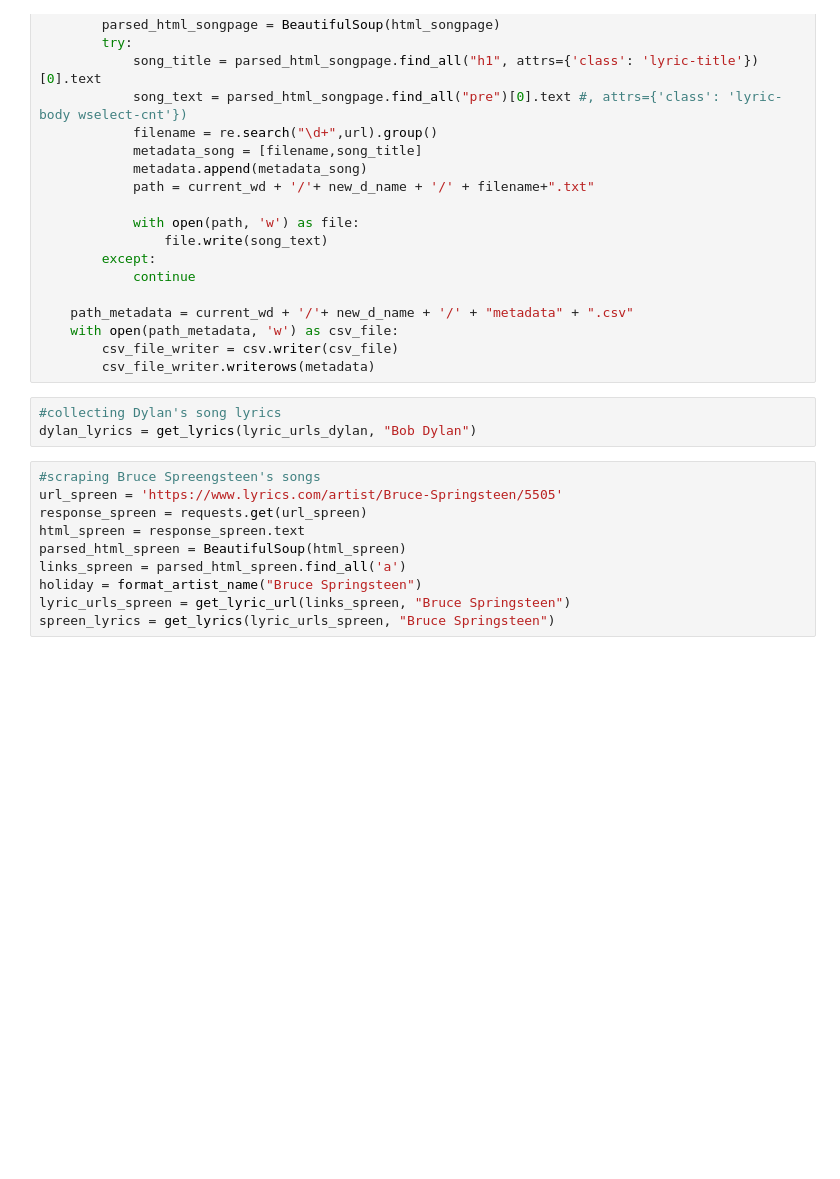
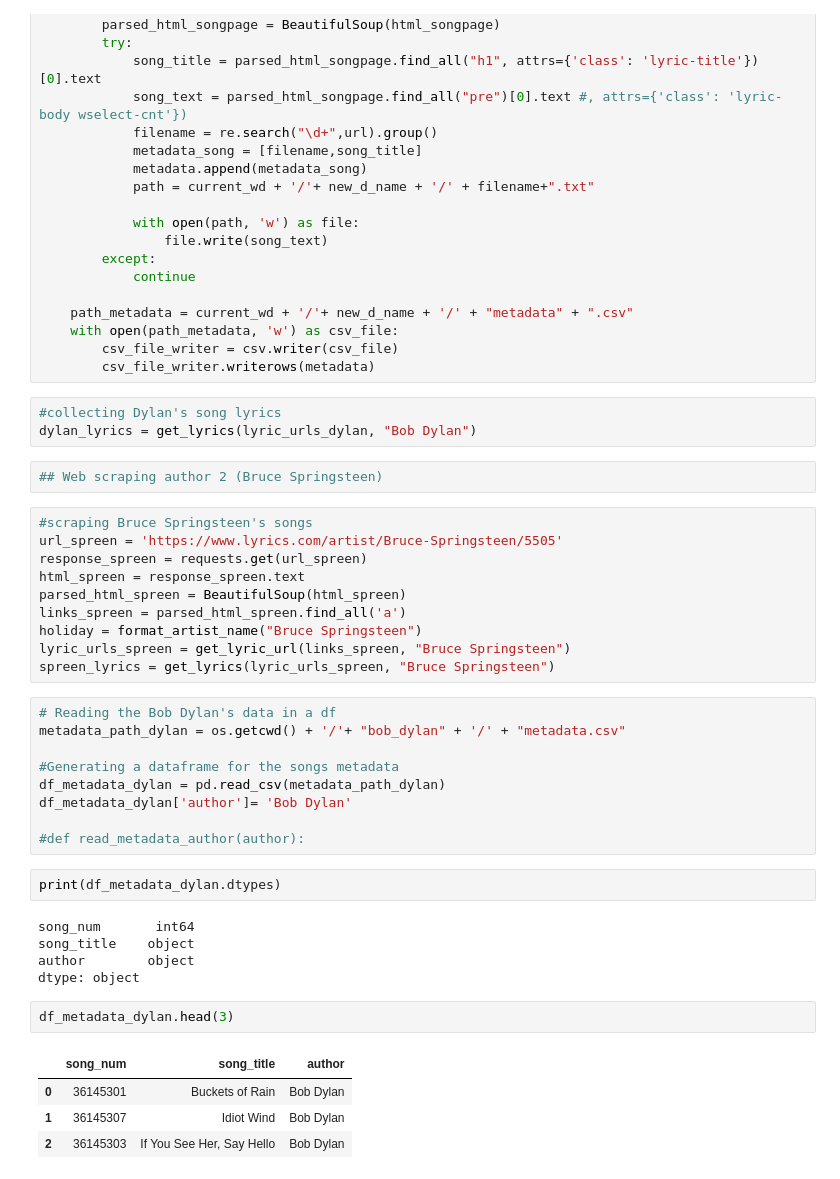
Before and after one commit to GParolini/spiced_academy_projects, a Jupyter notebook: project4_lyrics/project4_lyrics.ipynb, the cells around one changed output. Saved outputs shown, nothing was run; the diff lists cells and outputs as text; blank space fills up the shorter version.

```diff
--- a/project4_lyrics/project4_lyrics.ipynb
+++ b/project4_lyrics/project4_lyrics.ipynb
@@ -91,8 +103,10 @@ def get_lyrics(lyric_urls, artist):
 # %%
 #collecting Dylan's song lyrics
 dylan_lyrics = get_lyrics(lyric_urls_dylan, "Bob Dylan")
+# %%
+## Web scraping author 2 (Bruce Springsteen)
 # %%
-#scraping Bruce Spreengsteen's songs
+#scraping Bruce Springsteen's songs
 url_spreen = 'https://www.lyrics.com/artist/Bruce-Springsteen/5505'
 response_spreen = requests.get(url_spreen)
 html_spreen = response_spreen.text
@@ -101,3 +115,26 @@ links_spreen = parsed_html_spreen.find_all('a')
 holiday = format_artist_name("Bruce Springsteen")
 lyric_urls_spreen = get_lyric_url(links_spreen, "Bruce Springsteen")
 spreen_lyrics = get_lyrics(lyric_urls_spreen, "Bruce Springsteen")
+# %%
+# Reading the Bob Dylan's data in a df
+metadata_path_dylan = os.getcwd() + '/'+ "bob_dylan" + '/' + "metadata.csv"
+
+#Generating a dataframe for the songs metadata
+df_metadata_dylan = pd.read_csv(metadata_path_dylan)
+df_metadata_dylan['author']= 'Bob Dylan'
+
+#def read_metadata_author(author):
+# %%
+print(df_metadata_dylan.dtypes)
+# %% [output]
+song_num       int64
+song_title    object
+author        object
+dtype: object
+# %%
+df_metadata_dylan.head(3)
+# %% [output]
+|  | song_num | song_title | author |
+| 0 | 36145301 | Buckets of Rain | Bob Dylan |
+| 1 | 36145307 | Idiot Wind | Bob Dylan |
+| 2 | 36145303 | If You See Her, Say Hello | Bob Dylan |
```
Also changed, not shown: parts of 44 cells of this notebook, 6 other files.
